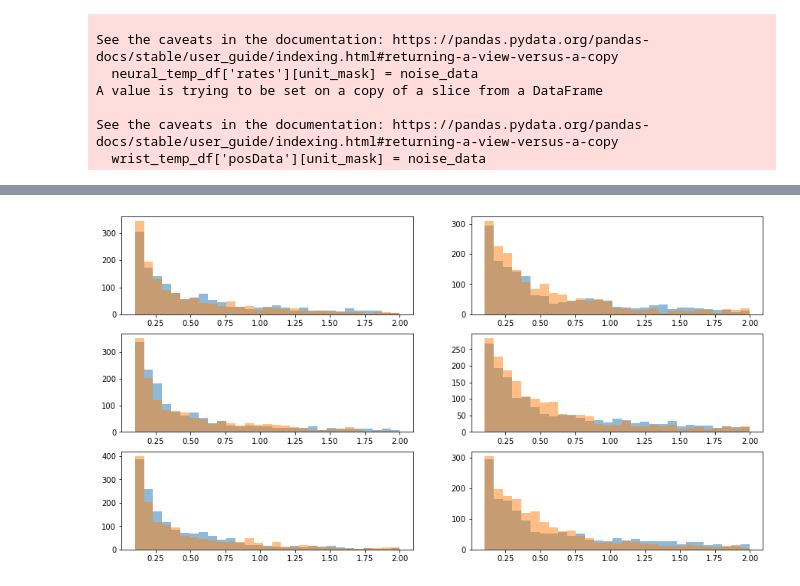
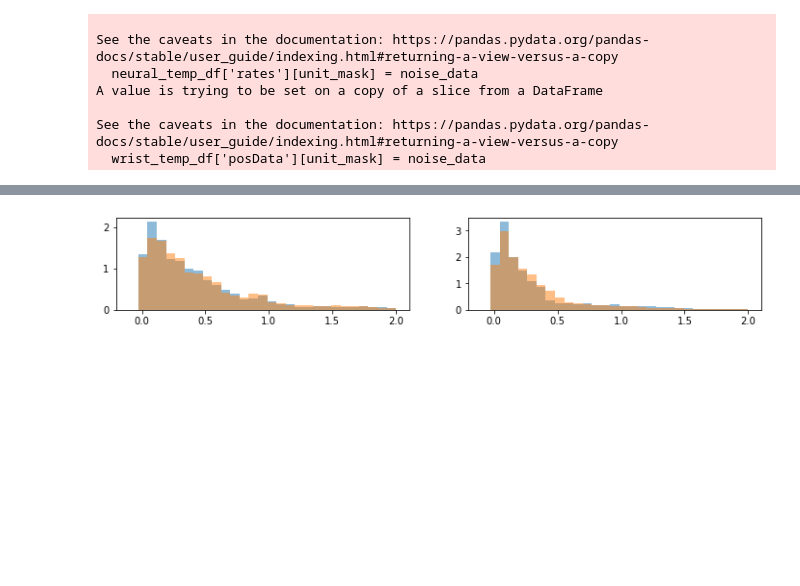
Before and after one commit to ntolley/ncm_2023, a Jupyter notebook: notebooks/make_neuron_num_plot.ipynb, the cells around one changed output, grey strips where cells are left out. Drawn from its saved outputs; the diff is of its cells as text; code cells hidden in the pictures; blank space fills up the shorter version.

```diff
--- a/notebooks/make_neuron_num_plot.ipynb
+++ b/notebooks/make_neuron_num_plot.ipynb
@@ -25,8 +25,8 @@ WARNING: Keras package is not installed. You will be unable to use all neural ne
 # %%
 # read python dict back from the file
 
-# data_file = open('../data/SPK20220308/neuron_num_results/num_neuron_results.pkl', 'rb')
-data_file = open('../data/SPK20220308/neuron_num_results/neuron_sort_results.pkl', 'rb')
+data_file = open('../data/SPK20220308/neuron_num_results/num_neuron_results_fold0_10repeats_cam1.pkl', 'rb')
+# data_file = open('../data/SPK20220308/neuron_num_results/neuron_sort_results.pkl', 'rb')
 
 num_neuron_dict = pickle.load(data_file)
 data_file.close()
@@ -102,6 +104,6 @@ for plot_idx in range(2):
 # %%
 neural_offset = 10 # try 50-150 ms offset
-window_size = 70
+window_size = 50
 label_col = 'layout'
 
 noise_fold = 0
@@ -149,12 +151,12 @@ test_labels = testing_set[:][2].detach().cpu().numpy()
 # %%
 bounds = list(range(2000,3000))
 
-repeat_name = 'repeat_1'
+repeat_name = 'repeat_9'
 num_neuron_name = 'num_neuron_10'
 
-plt.figure(figsize=(15,8))
-for mrk_idx in range(6):
-    plt.subplot(3,2,mrk_idx+1)
+plt.figure(figsize=(12,6))
+for mrk_idx in range(10):
+    plt.subplot(5,2,mrk_idx+1)
     plt.plot(y_test_data[bounds,mrk_idx], color='k')
     plt.plot(num_neuron_dict[repeat_name][num_neuron_name]['rnn']['notask']['test_pred'][bounds,mrk_idx])
     plt.plot(num_neuron_dict[repeat_name][num_neuron_name]['rnn']['task']['test_pred'][bounds,mrk_idx])
@@ -164,16 +165,16 @@ NameError: name 'y_test_data' is not defined
 # %%
 # repeat_name = 'repeat_3'
 # num_neuron_name = 'num_neuron_30'
 
-bins = np.linspace(0.1, 2, 30)
-plt.figure(figsize=(15,8))
-for mrk_idx in range(6):
+bins = np.linspace(-0.1, 2, 30)
+plt.figure(figsize=(12,6))
+for mrk_idx in range(2):
     plt.subplot(3,2,mrk_idx+1)
 
-    notask_mse = np.square(num_neuron_dict[repeat_name][num_neuron_name]['rnn']['notask']['test_pred'][:,mrk_idx] - y_test_data[:,mrk_idx])
-    task_mse = np.square(num_neuron_dict[repeat_name][num_neuron_name]['rnn']['task']['test_pred'][:,mrk_idx] - y_test_data[:,mrk_idx])
+    notask_mse = np.abs(num_neuron_dict[repeat_name][num_neuron_name]['rnn']['notask']['test_pred'][:,mrk_idx] - y_test_data[:,mrk_idx])
+    task_mse = np.abs(num_neuron_dict[repeat_name][num_neuron_name]['rnn']['task']['test_pred'][:,mrk_idx] - y_test_data[:,mrk_idx])
 
-    plt.hist(notask_mse, bins=bins, alpha=0.5)
-    plt.hist(task_mse, bins=bins, alpha=0.5)
+    plt.hist(notask_mse, bins=bins, alpha=0.5, density=True)
+    plt.hist(task_mse, bins=bins, alpha=0.5, density=True)
 # %% [output]
-[figure, old version]
+[figure, new version]
```
Also changed, not shown: parts of 5 cells of this notebook, 9 other files.
